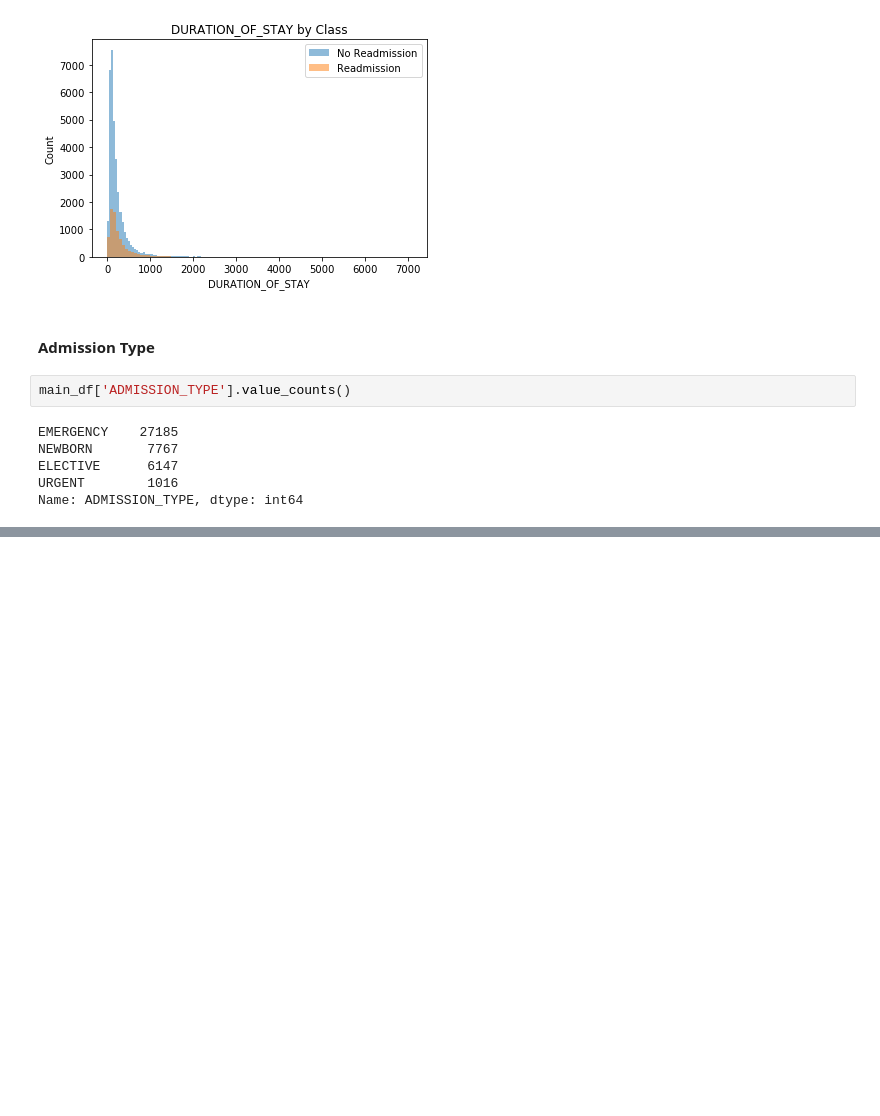
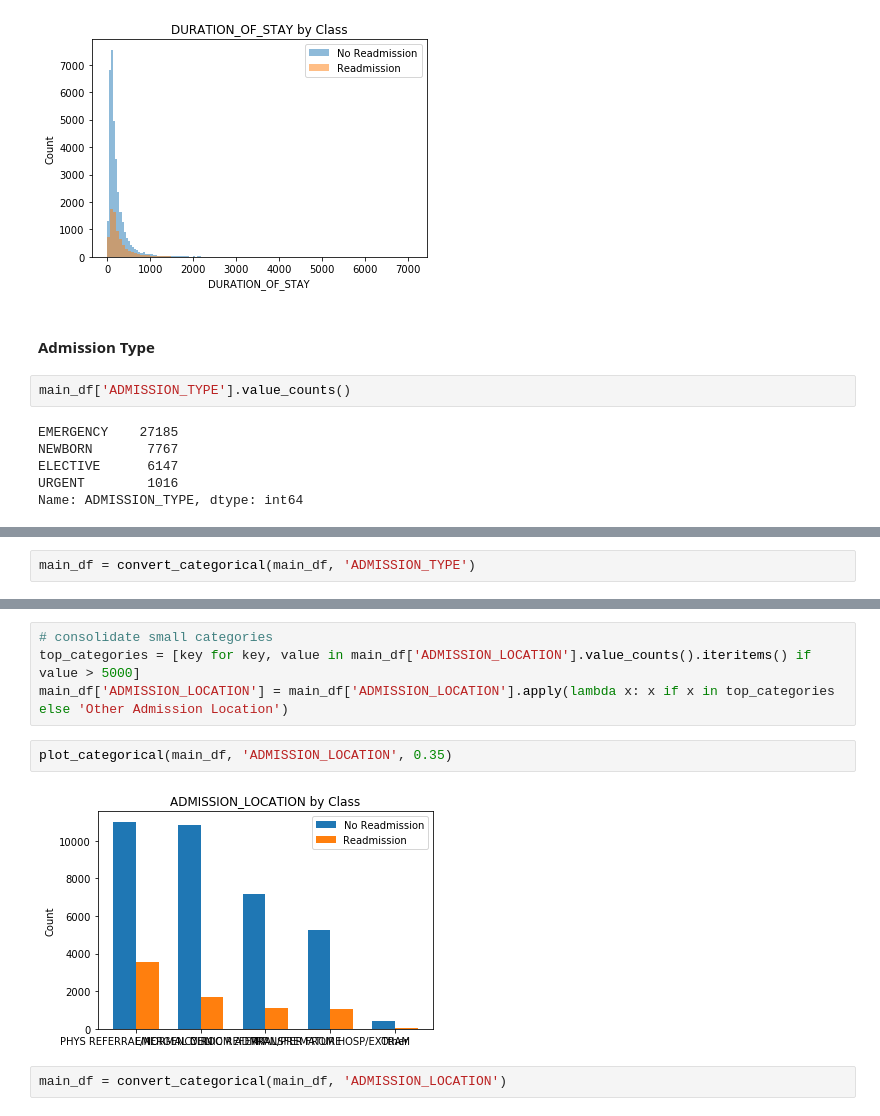
Before and after one commit to pateli18/Machine-Learning-Nanodegree, a Jupyter notebook: capstone_project/Create Dataset.ipynb, the cells around one changed output, grey strips where cells are left out. Drawn from its saved outputs; the diff is of its cells as text; blank space fills up the shorter version.

```diff
--- a/capstone_project/Create Dataset.ipynb
+++ b/capstone_project/Create Dataset.ipynb
@@ -97,0 +154,2 @@ Name: ADMISSION_TYPE, dtype: int64
+# %%
+main_df = convert_categorical(main_df, 'ADMISSION_TYPE')
@@ -97,0 +171,10 @@ Name: ADMISSION_TYPE, dtype: int64
+# %%
+# consolidate small categories
+top_categories = [key for key, value in main_df['ADMISSION_LOCATION'].value_counts().iteritems() if value > 5000]
+main_df['ADMISSION_LOCATION'] = main_df['ADMISSION_LOCATION'].apply(lambda x: x if x in top_categories else 'Other Admission Location')
+# %%
+plot_categorical(main_df, 'ADMISSION_LOCATION', 0.35)
+# %% [output]
+[figure, added]
+# %%
+main_df = convert_categorical(main_df, 'ADMISSION_LOCATION')
```
Also changed, not shown: parts of 13 cells of this notebook.
